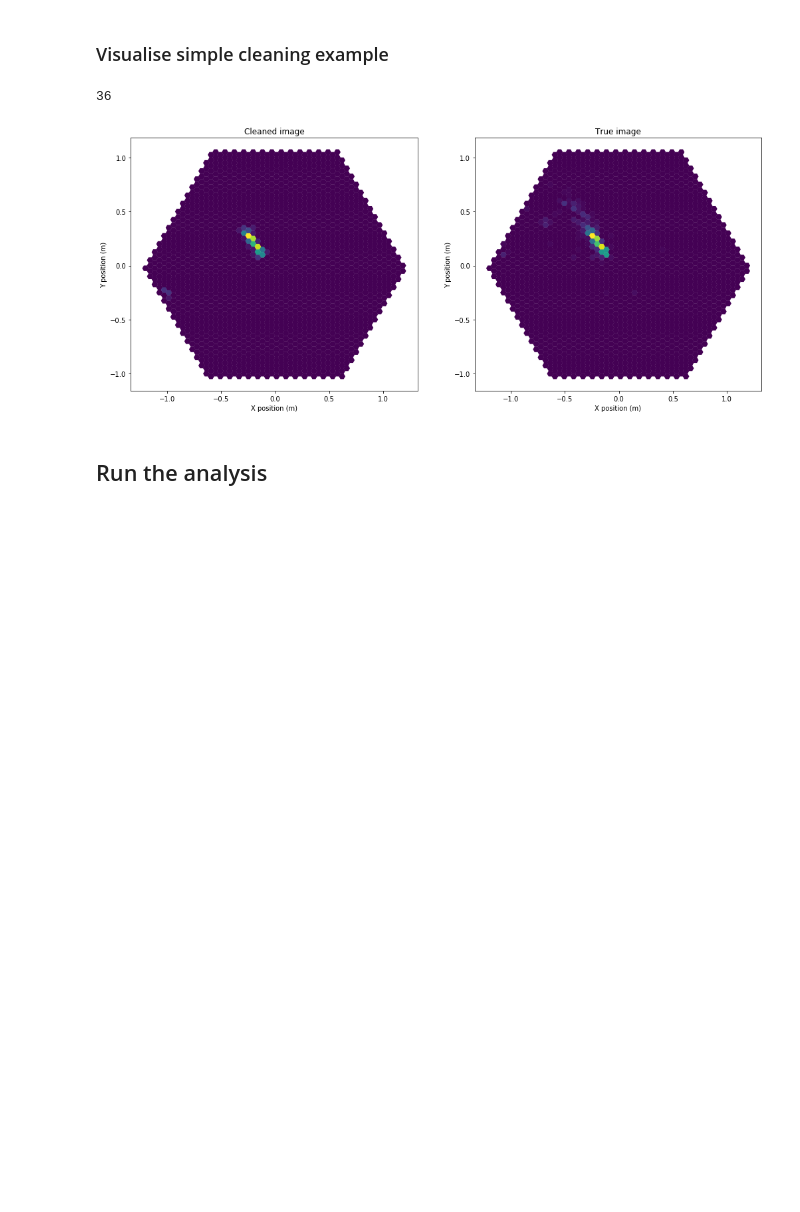
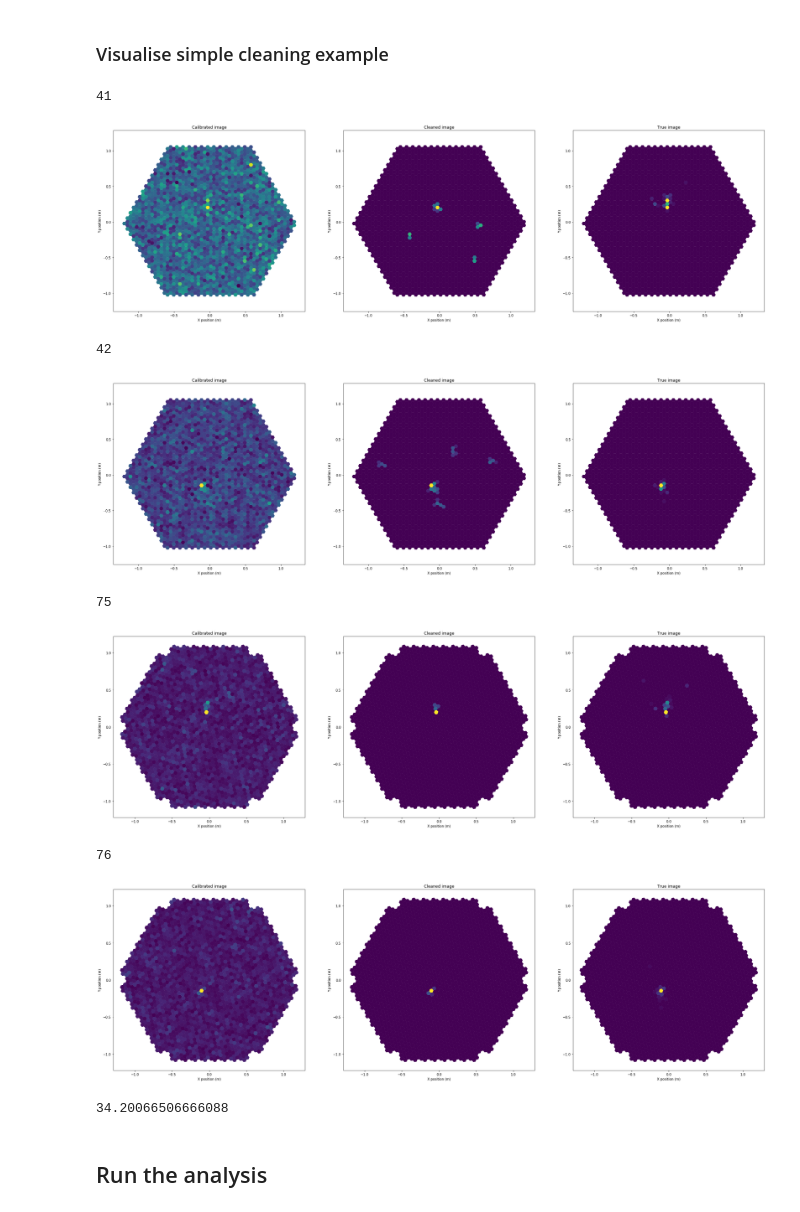
Before and after one commit to cta-lapp/ctapipe, a Jupyter notebook: examples/notebooks/optimize_cleaning.ipynb, the cells around one changed output. Cells and saved outputs as stored; diff of their text form; code cells hidden in the pictures; blank space fills up the shorter version.

Commit message:
updated optimize cleaning notebook

```diff
--- a/examples/notebooks/optimize_cleaning.ipynb
+++ b/examples/notebooks/optimize_cleaning.ipynb
@@ -29,6 +32,9 @@ import astropy.units as u
 %matplotlib inline
 # %%
 def apply_cleaning(calibrated_event, cleaning, **cleaning_params):
+    """
+    Apply a cleaning method to a calibrated event
+    """
 
     chan = 0
 
@@ -168,5 +199,5 @@ source = event_source(filename)
 # %%
-source.allowed_tels = {36}
-source.max_events = 100
+# source.allowed_tels = {36}
+source.max_events = 10
 # %%
 cal = CameraCalibrator(None, None, r1_product='HESSIOR1Calibrator', extractor_product='NeighbourPeakIntegrator')
@@ -177,24 +204,38 @@ for i, event in enumerate(source):
+# %%
+event=next(iter(source))
 # %% [markdown]
 ### Visualise simple cleaning example
 # %%
 tailcut_params = {'picture_thresh':8,
                   'boundary_thresh':3,
                   'keep_isolated_pixels':False,
                   'min_number_picture_neighbors':1,
                  }
 cal.calibrate(event)
 apply_cleaning(event, tailcuts_clean, **tailcut_params)
 for tel_id in event.r0.tels_with_data:
-    fig, axes = plt.subplots(1, 2, figsize=(17,7))
+    fig, axes = plt.subplots(1, 3, figsize=(35,10))
     print(tel_id)
-    CameraDisplay(event.inst.subarray.tel[tel_id].camera, event.dl1.tel[tel_id].cleaned, ax=axes[0])
-    axes[0].set_title("Cleaned image")
-    CameraDisplay(event.inst.subarray.tel[tel_id].camera, event.mc.tel[tel_id].photo_electron_image, ax=axes[1])
-    axes[1].set_title("True image")
+    CameraDisplay(event.inst.subarray.tel[tel_id].camera, event.dl1.tel[tel_id].image[0], ax=axes[0])
+    axes[0].set_title("Calibrated image")
+    CameraDisplay(event.inst.subarray.tel[tel_id].camera, event.dl1.tel[tel_id].cleaned, ax=axes[1])
+    axes[1].set_title("Cleaned image")
+    CameraDisplay(event.inst.subarray.tel[tel_id].camera, event.mc.tel[tel_id].photo_electron_image, ax=axes[2])
+    axes[2].set_title("True image")
     plt.show()
 # %% [output]
-36
+41
-[figure, old version]
+[figure, new version]
+42
+[figure, added]
+75
+[figure, added]
+76
+[figure, added]
+# %%
+tailcut_cleaning_accuracy(event, 8, 3, 'FlashCam')
+# %% [output]
+34.20066506666088
 # %% [markdown]
 ## Run the analysis
 # %%
```
Also changed, not shown: parts of 25 cells of this notebook.
